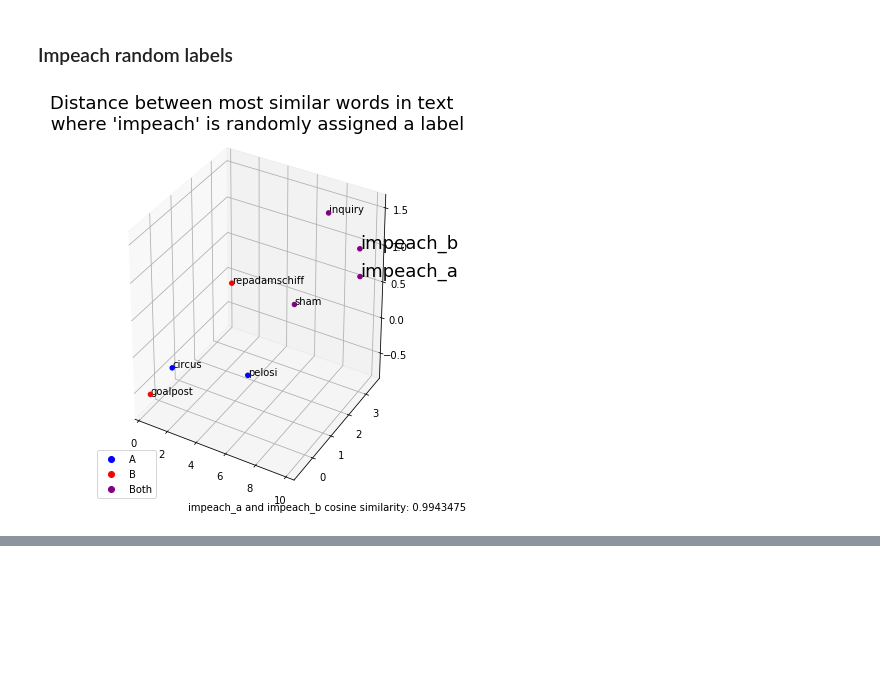
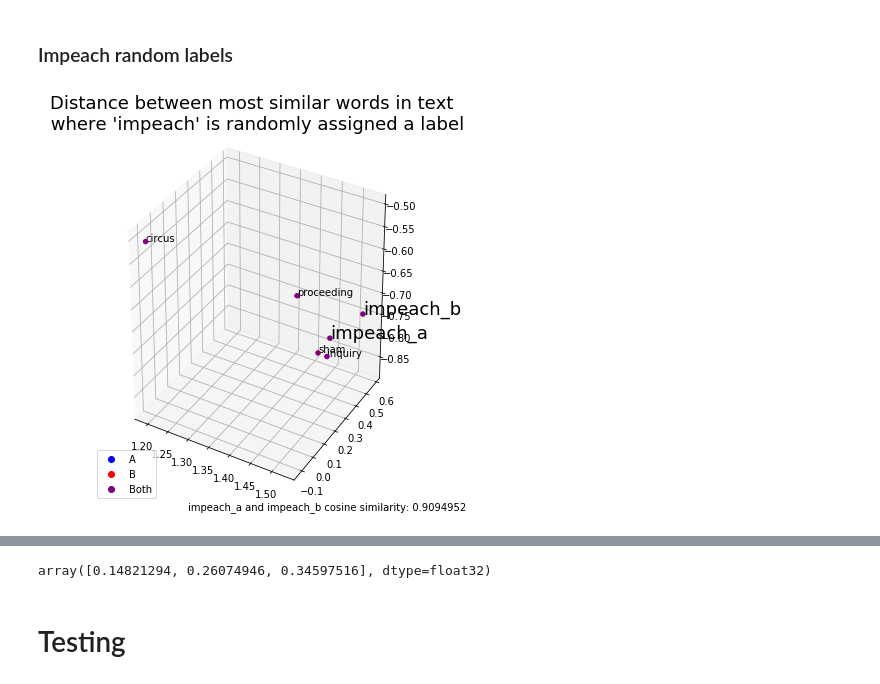
Before and after one commit to MLBurnham/word_embeddings, a Jupyter notebook: Data/word_embeddings.ipynb, the cells around one changed output, grey strips where cells are left out. Drawn from its saved outputs; the diff is of its cells as text; code cells hidden in the pictures; blank space fills up the shorter version.

```diff
--- a/Data/word_embeddings.ipynb
+++ b/Data/word_embeddings.ipynb
@@ -170,8 +170,8 @@ for i in range(len(rtrump_tweets)):
     rtrump_tweets[i] = [word for word in rtrump_tweets[i] if len(word) > 1]
 
 # train and save word2vec
-rtrump_model = Word2Vec(rtrump_tweets, window = 10)
-#rtrump_model.save('rtrump.model')
+rtrump_model = Word2Vec(rtrump_tweets, window = 10, sg = 1)
+rtrump_model.save('rtrump.model')
 # Get top 5 words for each label
 atrump_words = similar_words('trump_a', rtrump_model, topn = 5)
 btrump_words = similar_words('trump_b', rtrump_model, topn = 5)
@@ -338,7 +338,7 @@ for i in range(len(rimpeach_tweets)):
     rimpeach_tweets[i] = [word for word in rimpeach_tweets[i] if len(word) > 1]
 
 # train word2vec
-rimpeach_model = Word2Vec(rimpeach_tweets, window = 10)
+rimpeach_model = Word2Vec(rimpeach_tweets, window = 10, sg = 1)
 rimpeach_model.save('rimpeach.model')
 # assign data to variables
 aimpeach_words = similar_words('impeach_a', rimpeach_model, topn = 5)
@@ -360,31 +360,31 @@ ax = fig.add_subplot(111, projection='3d')
 
 # define parameters
 x = pcdf.pc1
 y = pcdf.pc2
 z = pcdf.pc3
 
 # plot the points
 scatter = ax.scatter(x, y, z, label=pcdf.label, color=pcdf.color, depthshade=False)
 
 # label the points
 for i in range(len(pcdf['word'])):
     label = pcdf.word[i]
     if label in ['impeach_a', 'impeach_b']:
         ax.text(x[i], y[i], z[i], s=label, size=18, zorder=1, color='k', horizontalalignment = 'left')
     else:
         ax.text(x[i], y[i], z[i], s=label, size=10, zorder=1, color='k', horizontalalignment = 'left')
 
 # create legend
 scatter1_proxy = matplotlib.lines.Line2D([0],[0], linestyle="none", c='blue', marker = 'o')
 scatter2_proxy = matplotlib.lines.Line2D([0],[0], linestyle="none", c='red', marker = 'o')
 scatter3_proxy = matplotlib.lines.Line2D([0],[0], linestyle="none", c='purple', marker = 'o')
 ax.legend([scatter1_proxy, scatter2_proxy, scatter3_proxy], ['A', 'B', 'Both'], numpoints = 1, loc = 3)
 
 # title and subtext
 plt.title('Distance between most similar words in text \n where \'impeach\' is randomly assigned a label', y=1.05, fontsize = 18)
 plt.figtext(0.99, 0.01, 'impeach_a and impeach_b cosine similarity: ' + str(rimpeach_sim), horizontalalignment='right')
 plt.tight_layout()
 plt.savefig('impeach_random.png')
 plt.show()
 # %% [output]
-[figure, old version]
+[figure, new version]
@@ -393,3 +393,9 @@ Wall time: 34 s
+# %%
+pca.explained_variance_ratio_.cumsum()
+# %% [output]
+array([0.14821294, 0.26074946, 0.34597516], dtype=float32)
+# %% [markdown]
+# Testing
 # %%
 impeachr_df = pd.DataFrame(pimpeach_model.wv.most_similar('impeach_r', topn = 10), columns = ['word2', 'cosine sim'])
 impeachr_df['word1'] = 'impeach_r'
```
Also changed, not shown: parts of 4 cells of this notebook, 9 other files.
